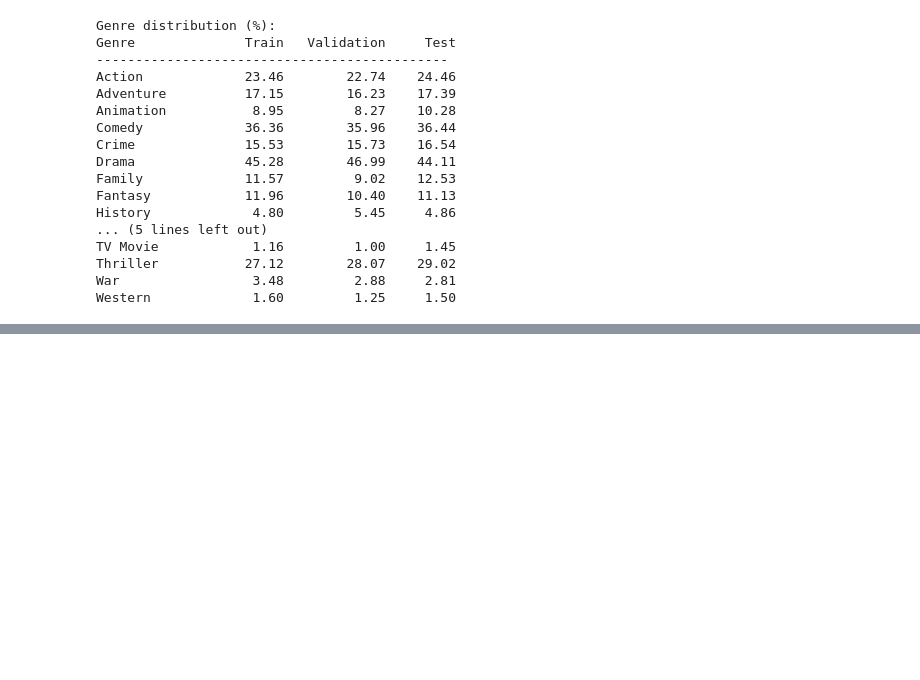
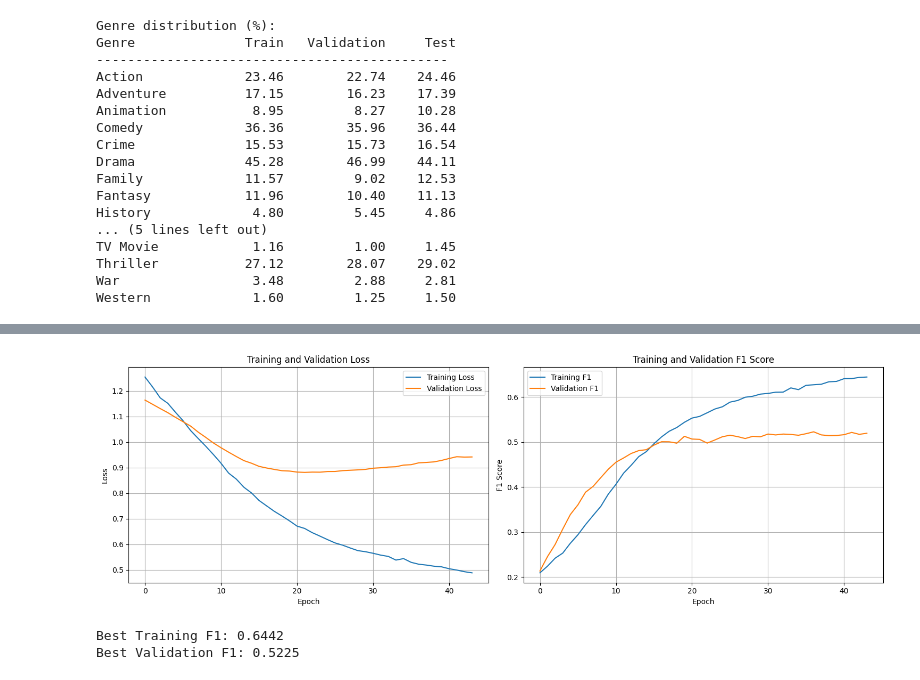
Before and after one commit to LucasPires2807/nlp-genre-classification, a Jupyter notebook: model.ipynb, the cells around one changed output, grey strips where cells are left out. Saved outputs shown, nothing was run; the diff lists cells and outputs as text; code cells hidden in the pictures; blank space fills up the shorter version.

Commit message:
refactor: better learning so far

```diff
--- a/model.ipynb
+++ b/model.ipynb
@@ -357,12 +176,12 @@ Western             1.60         1.25     1.50
 # Now set the hyperparameters with correct output_size
 input_size = X_train.shape[1]
 output_size = train_dataset.get_num_classes()
-num_epochs = 50
-learning_rate = 5e-4
-weight_decay = 1e-4
-dropout_rate = 0.5
-hidden_size = 1024
-batch_size = 32
+num_epochs = 100
+learning_rate = 1e-4
+weight_decay = 5e-4
+dropout_rate = 0.6
+hidden_size = 256
+batch_size = 64
 pos_counts = np.sum(train_dataset.labels.numpy(), axis=0)
 neg_counts = len(train_dataset) - pos_counts
 pos_weights = torch.FloatTensor(neg_counts / pos_counts).to(device)
@@ -459,7 +236,7 @@ scheduler = torch.optim.lr_scheduler.ReduceLROnPlateau(
 from sklearn.metrics import accuracy_score, precision_score, recall_score, f1_score
 
 # Define early stopping parameters
-patience = 5  # Number of epochs to wait before early stopping
+patience = 7  # Number of epochs to wait before early stopping
 best_val_f1 = 0  # Initialize best validation F1 score
 patience_counter = 0  # Initialize patience counter
 
@@ -489,6 +266,7 @@ for epoch in range(num_epochs):
         loss = criterion(logits, batch_labels)
 
         loss.backward()
+        torch.nn.utils.clip_grad_norm_(model.parameters(), max_norm=1.0)
         optimizer.step()
 
         total_train_loss += loss.item()
@@ -529,6 +307,7 @@ for epoch in range(num_epochs):
             all_val_predictions.append(predictions.cpu().detach())
             all_val_targets.append(batch_labels.cpu().detach())
 
+
     # Concatenate all batches
     val_predictions = torch.cat(all_val_predictions, dim=0).numpy()
     val_targets = torch.cat(all_val_targets, dim=0).numpy()
@@ -540,7 +319,7 @@ for epoch in range(num_epochs):
     val_recall = recall_score(val_targets, val_predictions, average='samples', zero_division=0)
     val_f1 = f1_score(val_targets, val_predictions, average='samples', zero_division=0)
 
-    # scheduler.step(val_f1)
+    scheduler.step(val_f1)
 
     # Store metrics in history
     history['train_loss'].append(avg_train_loss)
@@ -597 +376,37 @@ Early stopping triggered after 18 epochs
+# %%
+import matplotlib.pyplot as plt
+
+# Create a figure with two subplots
+fig, (ax1, ax2) = plt.subplots(1, 2, figsize=(15, 5))
+
+# Plot Loss
+ax1.plot(history['train_loss'], label='Training Loss')
+ax1.plot(history['val_loss'], label='Validation Loss')
+ax1.set_xlabel('Epoch')
+ax1.set_ylabel('Loss')
+ax1.set_title('Training and Validation Loss')
+ax1.legend()
+ax1.grid(True)
+
+# Plot F1 Score
+ax2.plot(history['train_f1'], label='Training F1')
+ax2.plot(history['val_f1'], label='Validation F1')
+ax2.set_xlabel('Epoch')
+ax2.set_ylabel('F1 Score')
+ax2.set_title('Training and Validation F1 Score')
+ax2.legend()
+ax2.grid(True)
+
+plt.tight_layout()
+plt.show()
+
+# Print best scores
+best_train_f1 = max(history['train_f1'])
+best_val_f1 = max(history['val_f1'])
+print(f"Best Training F1: {best_train_f1:.4f}")
+print(f"Best Validation F1: {best_val_f1:.4f}")
+# %% [output]
+[figure, added]
+Best Training F1: 0.6442
+Best Validation F1: 0.5225
 # %%
```
Also changed, not shown: parts of 22 cells of this notebook.
